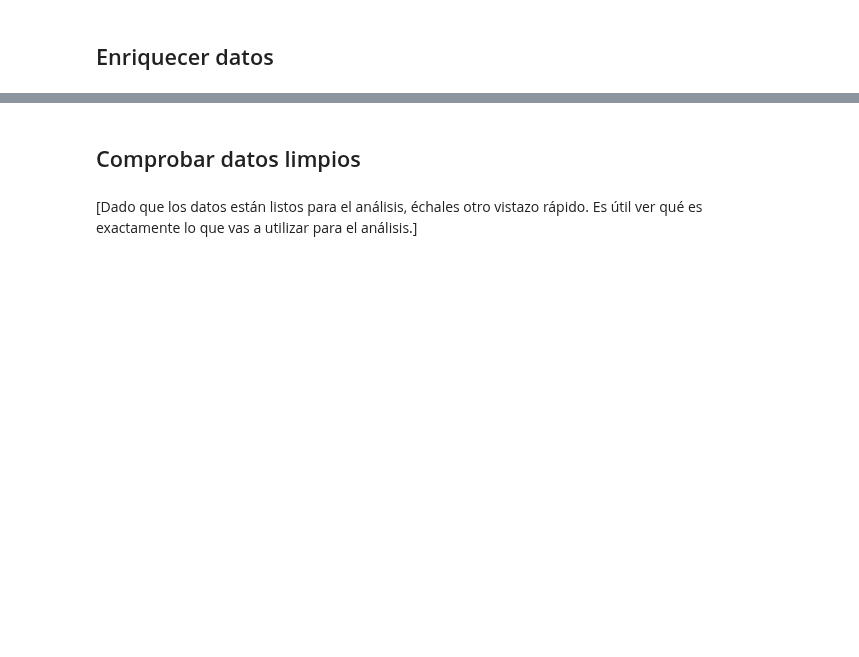
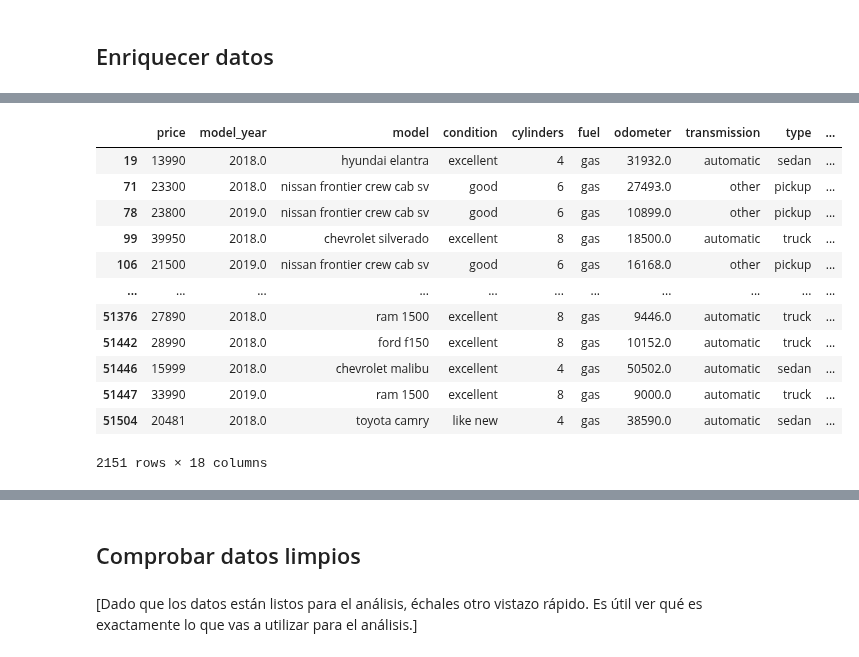
Before and after one commit to ChristianMartinezCaceres/Practicum-portfolio, a Jupyter notebook: 03_vehicle_price_Analysis/vehicle_price_analysis_notebook.ipynb, the cells around one changed output, grey strips where cells are left out. Drawn from its saved outputs; the diff is of its cells as text; code cells hidden in the pictures; blank space fills up the shorter version.

```diff
--- a/03_vehicle_price_Analysis/vehicle_price_analysis_notebook.ipynb
+++ b/03_vehicle_price_Analysis/vehicle_price_analysis_notebook.ipynb
@@ -523,0 +542,2 @@ El hecho de que respecto al total de datos, estos seis datos representen un porc
+# %%
+cars = cars.dropna(subset='model_year')
@@ -784,0 +811,7 @@ En nuestro vistazo a la información resumida de los datos podemos observar que
+# %%
+cars['day_posted'] = cars['date_posted'].dt.day_name()  # extrae el nombre día de la semana y lo guarda en "day_posted"
+cars['month_posted'] = cars['date_posted'].dt.month_name()  # extrae el nombre del mes y lo asigna a "month_posted"
+cars['year_posted'] = cars['date_posted'].dt.year   # extrae el año y lo guarda en "year_posted"
+cars.head()    # muestra las primeras cinco filas
+
+# Agrega valores de fecha y hora para cuando se colocó el anuncio
@@ -785,2 +831,5 @@ En nuestro vistazo a la información resumida de los datos podemos observar que
 # %%
+cars['car_age'] = cars['year_posted'] - cars['model_year']
+cars.head()
+
 # Agrega los años del vehículo cuando el anuncio se colocó
@@ -787,2 +849,5 @@ En nuestro vistazo a la información resumida de los datos podemos observar que
 # %%
+cars['avg_yearly_mileage'] = cars['odometer'] / cars['car_age']
+cars.head()
+
 # Agrega el millaje promedio del vehículo por año
@@ -788,0 +874,16 @@ En nuestro vistazo a la información resumida de los datos podemos observar que
+# %%
+cars[cars['avg_yearly_mileage'] == np.inf]
+# %% [output]
+|  | price | model_year | model | condition | cylinders | fuel | odometer | transmission | type | ... |
+| 19 | 13990 | 2018.0 | hyundai elantra | excellent | 4 | gas | 31932.0 | automatic | sedan | ... |
+| 71 | 23300 | 2018.0 | nissan frontier crew cab sv | good | 6 | gas | 27493.0 | other | pickup | ... |
+| 78 | 23800 | 2019.0 | nissan frontier crew cab sv | good | 6 | gas | 10899.0 | other | pickup | ... |
+| 99 | 39950 | 2018.0 | chevrolet silverado | excellent | 8 | gas | 18500.0 | automatic | truck | ... |
+| 106 | 21500 | 2019.0 | nissan frontier crew cab sv | good | 6 | gas | 16168.0 | other | pickup | ... |
+| ... | ... | ... | ... | ... | ... | ... | ... | ... | ... | ... |
+| 51376 | 27890 | 2018.0 | ram 1500 | excellent | 8 | gas | 9446.0 | automatic | truck | ... |
+| 51442 | 28990 | 2018.0 | ford f150 | excellent | 8 | gas | 10152.0 | automatic | truck | ... |
+| 51446 | 15999 | 2018.0 | chevrolet malibu | excellent | 4 | gas | 50502.0 | automatic | sedan | ... |
+| 51447 | 33990 | 2019.0 | ram 1500 | excellent | 8 | gas | 9000.0 | automatic | truck | ... |
+| 51504 | 20481 | 2018.0 | toyota camry | like new | 4 | gas | 38590.0 | automatic | sedan | ... |
+2151 rows × 18 columns
```
Also changed, not shown: parts of 42 cells of this notebook.
